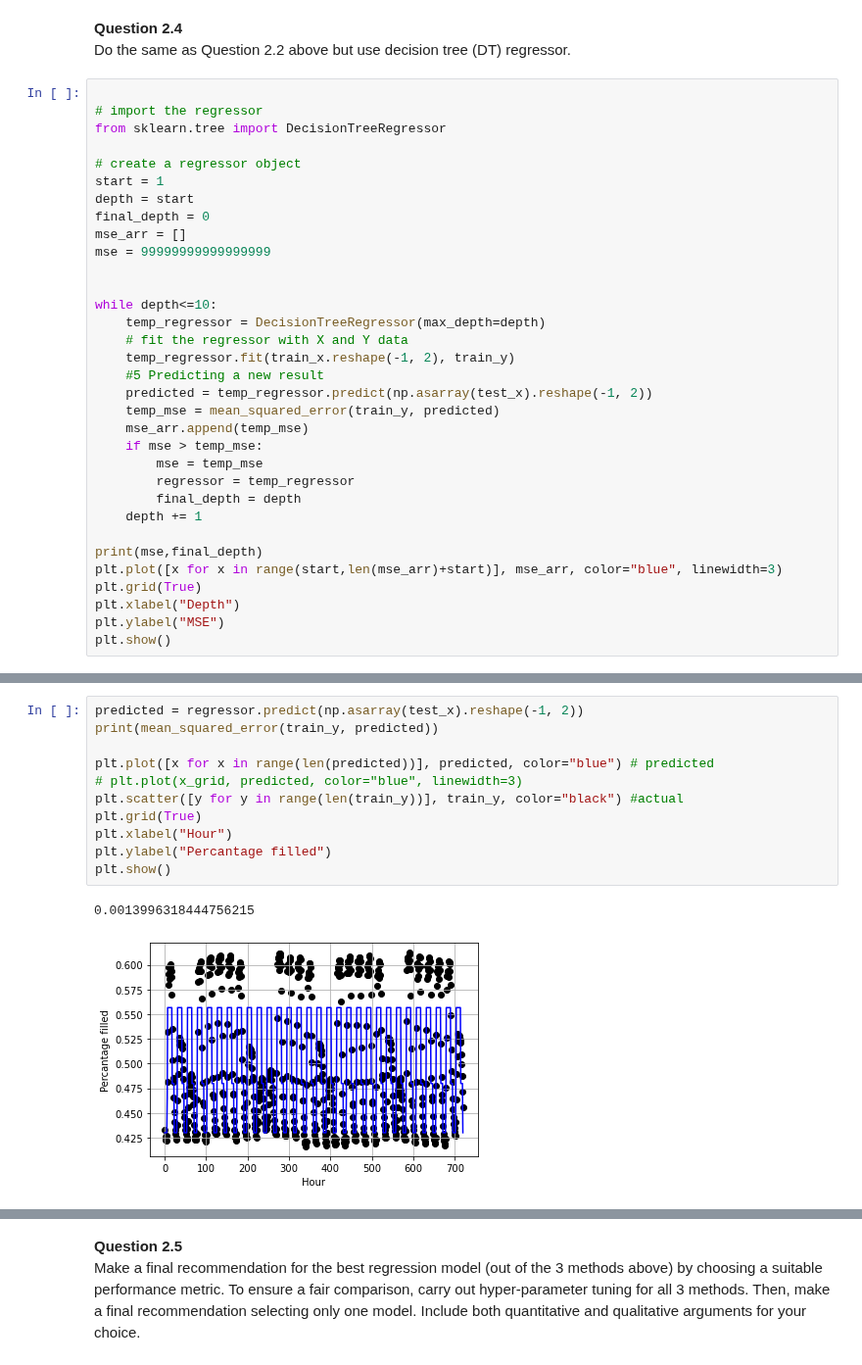
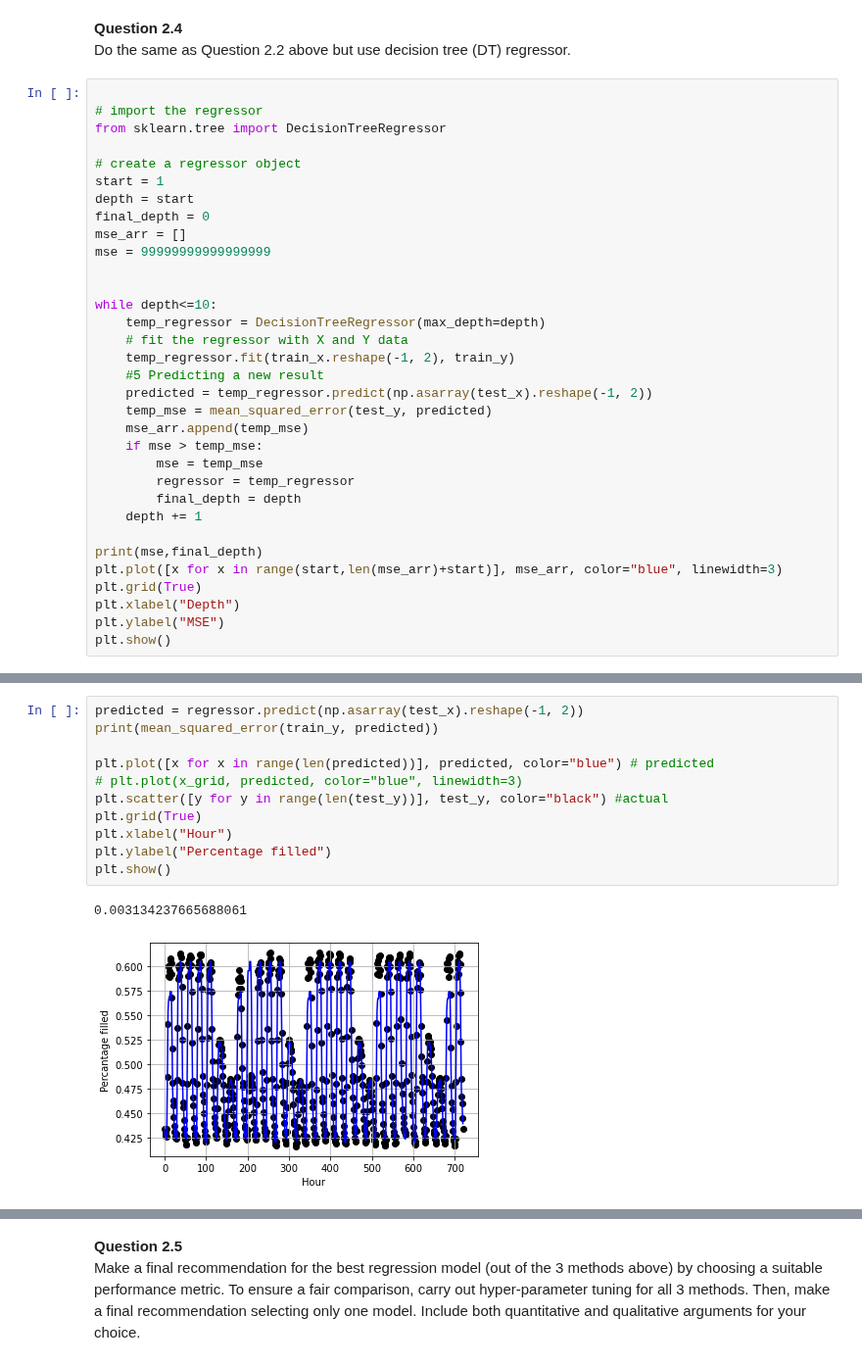
Before and after one commit to EthanWong2212/EE4211_Proj, a Jupyter notebook: part2_weekday.ipynb, the cells around one changed output, grey strips where cells are left out. Shown at 98% size. Drawn from its saved outputs; the diff is of its cells as text.

```diff
--- a/part2_weekday.ipynb
+++ b/part2_weekday.ipynb
@@ -339,7 +355,7 @@ while depth<=10:
     temp_regressor.fit(train_x.reshape(-1, 2), train_y)
     #5 Predicting a new result
     predicted = temp_regressor.predict(np.asarray(test_x).reshape(-1, 2))
-    temp_mse = mean_squared_error(train_y, predicted)
+    temp_mse = mean_squared_error(test_y, predicted)
     mse_arr.append(temp_mse)
     if mse > temp_mse:
         mse = temp_mse
@@ -359,14 +375,14 @@ plt.show()
 # %%
 predicted = regressor.predict(np.asarray(test_x).reshape(-1, 2))
 print(mean_squared_error(train_y, predicted))
 
 plt.plot([x for x in range(len(predicted))], predicted, color="blue") # predicted
 # plt.plot(x_grid, predicted, color="blue", linewidth=3)
-plt.scatter([y for y in range(len(train_y))], train_y, color="black") #actual
+plt.scatter([y for y in range(len(test_y))], test_y, color="black") #actual
 plt.grid(True)
 plt.xlabel("Hour")
-plt.ylabel("Percantage filled")
+plt.ylabel("Percentage filled")
 plt.show()
 # %% [output]
-0.0013996318444756215
+0.003134237665688061
-[figure, old version]
+[figure, new version]
```
Also changed, not shown: parts of 6 cells of this notebook, 1 other file.
